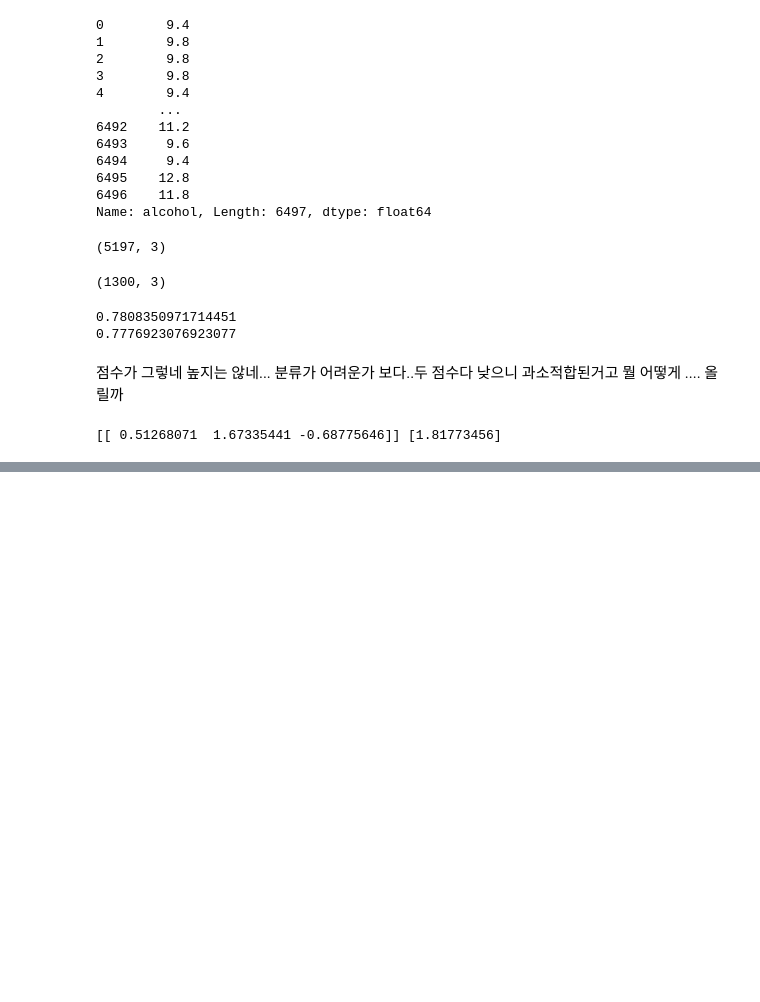
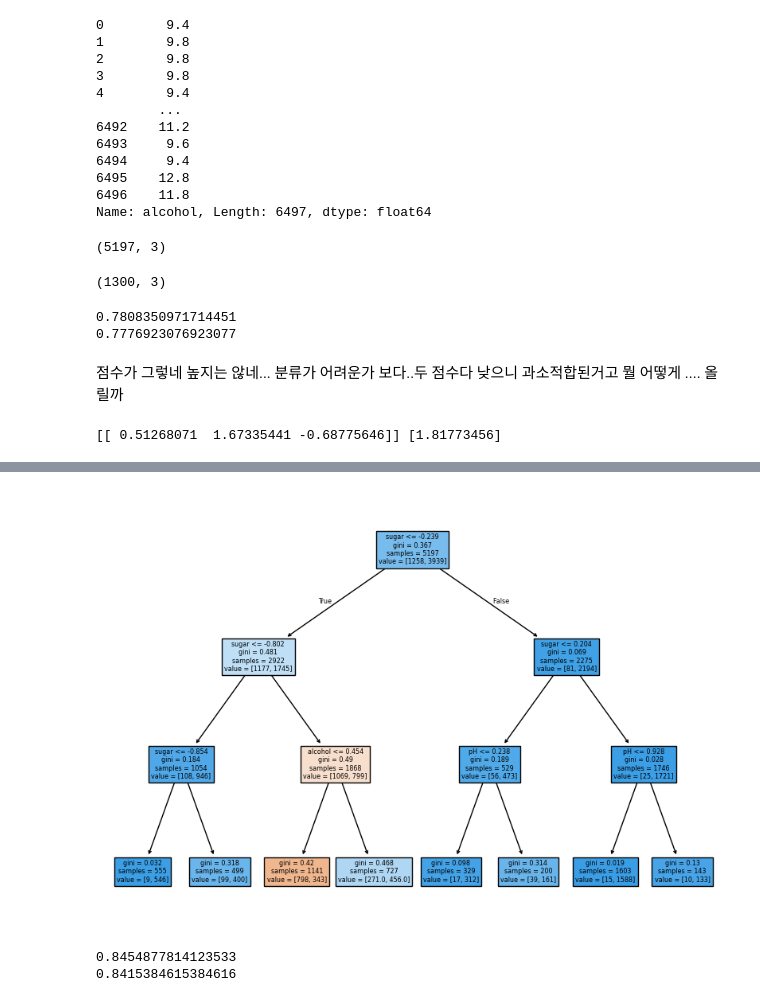
Before and after one commit to zamisolsol/hongong, a Jupyter notebook: 혼공머_STEP_5.ipynb, the cells around one changed output, grey strips where cells are left out. Cells and saved outputs as stored; diff of their text form; code cells hidden in the pictures; blank space fills up the shorter version.

```diff
--- a/혼공머_STEP_5.ipynb
+++ b/혼공머_STEP_5.ipynb
@@ -114,0 +154,14 @@ print(lr.coef_, lr.intercept_)
+# %%
+plt.figure(figsize=(10,7))
+plot_tree(dt, filled=True, feature_names=['alcohol','sugar','pH']) #특정 클래스의 비율이 높아지면 진한색으로 표시
+plt.show()
+# %% [output]
+[figure, added]
+# %%
+dt = DecisionTreeClassifier(max_depth=3, random_state=42)
+dt.fit(train_input, train_target)
+print(dt.score(train_input, train_target))
+print(dt.score(test_input, test_target))
+# %% [output]
+0.8454877814123533
+0.8415384615384616
```
Also changed, not shown: parts of 54 cells of this notebook.
